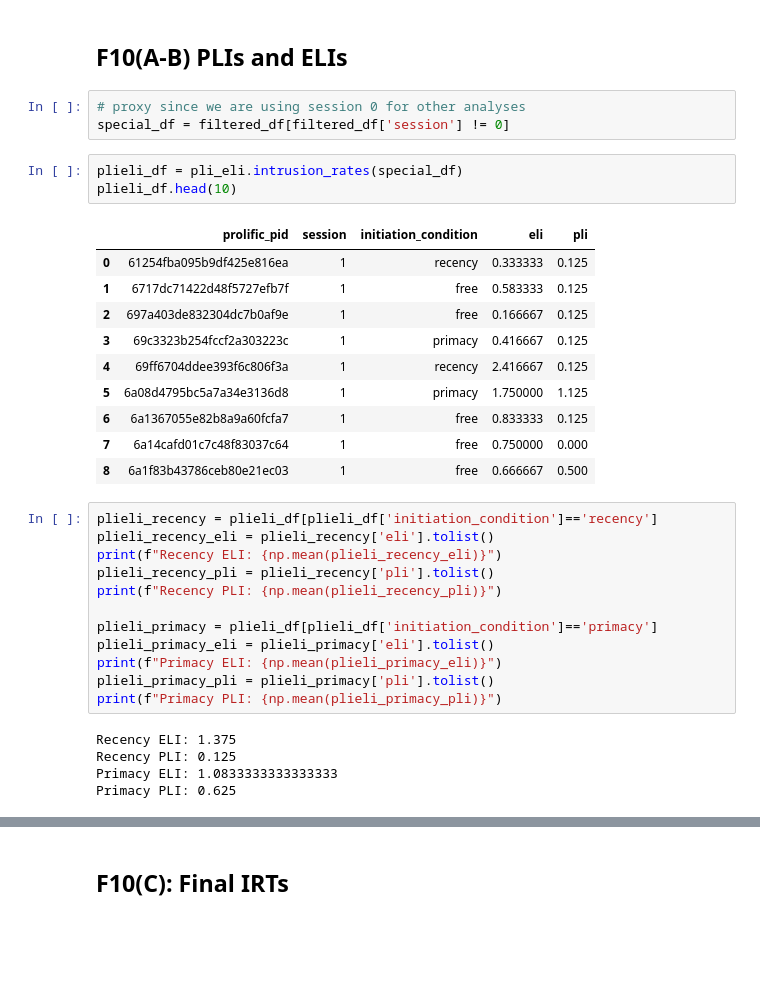
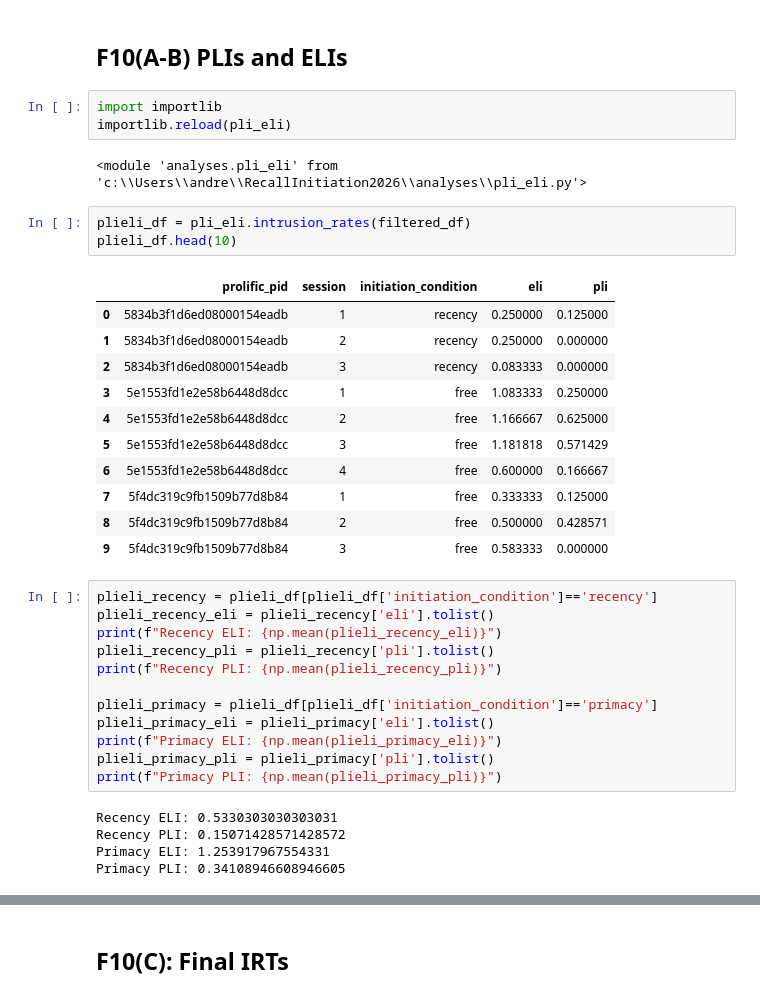
Before and after one commit to pennmem/RecallInitiation2026, a Jupyter notebook: analyses_new.ipynb, the cells around one changed output, grey strips where cells are left out. Saved outputs shown, nothing was run; the diff lists cells and outputs as text; blank space fills up the shorter version.

```diff
--- a/analyses_new.ipynb
+++ b/analyses_new.ipynb
@@ -762,22 +759,25 @@ rt_init_plot = rt_init.rt_init_plot(rt_init_df, path=f'figures/9b_rt_init.pdf')
 # %% [markdown]
 ## F10(A-B) PLIs and ELIs
-# %%
-# proxy since we are using session 0 for other analyses
-special_df = filtered_df[filtered_df['session'] != 0]
+# %%
+import importlib
+importlib.reload(pli_eli)
+# %% [output]
+<module 'analyses.pli_eli' from 'c:\\Users\\andre\\RecallInitiation2026\\analyses\\pli_eli.py'>
 # %%
-plieli_df = pli_eli.intrusion_rates(special_df)
+plieli_df = pli_eli.intrusion_rates(filtered_df)
 plieli_df.head(10)
 # %% [output]
 |  | prolific_pid | session | initiation_condition | eli | pli |
-| 0 | 61254fba095b9df425e816ea | 1 | recency | 0.333333 | 0.125 |
-| 1 | 6717dc71422d48f5727efb7f | 1 | free | 0.583333 | 0.125 |
-| 2 | 697a403de832304dc7b0af9e | 1 | free | 0.166667 | 0.125 |
-| 3 | 69c3323b254fccf2a303223c | 1 | primacy | 0.416667 | 0.125 |
-| 4 | 69ff6704ddee393f6c806f3a | 1 | recency | 2.416667 | 0.125 |
-| 5 | 6a08d4795bc5a7a34e3136d8 | 1 | primacy | 1.750000 | 1.125 |
-| 6 | 6a1367055e82b8a9a60fcfa7 | 1 | free | 0.833333 | 0.125 |
-| 7 | 6a14cafd01c7c48f83037c64 | 1 | free | 0.750000 | 0.000 |
-| 8 | 6a1f83b43786ceb80e21ec03 | 1 | free | 0.666667 | 0.500 |
+| 0 | 5834b3f1d6ed08000154eadb | 1 | recency | 0.250000 | 0.125000 |
+| 1 | 5834b3f1d6ed08000154eadb | 2 | recency | 0.250000 | 0.000000 |
+| 2 | 5834b3f1d6ed08000154eadb | 3 | recency | 0.083333 | 0.000000 |
+| 3 | 5e1553fd1e2e58b6448d8dcc | 1 | free | 1.083333 | 0.250000 |
+| 4 | 5e1553fd1e2e58b6448d8dcc | 2 | free | 1.166667 | 0.625000 |
+| 5 | 5e1553fd1e2e58b6448d8dcc | 3 | free | 1.181818 | 0.571429 |
+| 6 | 5e1553fd1e2e58b6448d8dcc | 4 | free | 0.600000 | 0.166667 |
+| 7 | 5f4dc319c9fb1509b77d8b84 | 1 | free | 0.333333 | 0.125000 |
+| 8 | 5f4dc319c9fb1509b77d8b84 | 2 | free | 0.500000 | 0.428571 |
+| 9 | 5f4dc319c9fb1509b77d8b84 | 3 | free | 0.583333 | 0.000000 |
 # %%
 plieli_recency = plieli_df[plieli_df['initiation_condition']=='recency']
 plieli_recency_eli = plieli_recency['eli'].tolist()
@@ -791,10 +791,10 @@ print(f"Primacy ELI: {np.mean(plieli_primacy_eli)}")
 plieli_primacy_pli = plieli_primacy['pli'].tolist()
 print(f"Primacy PLI: {np.mean(plieli_primacy_pli)}")
 # %% [output]
-Recency ELI: 1.375
-Recency PLI: 0.125
-Primacy ELI: 1.0833333333333333
-Primacy PLI: 0.625
+Recency ELI: 0.5330303030303031
+Recency PLI: 0.15071428571428572
+Primacy ELI: 1.253917967554331
+Primacy PLI: 0.34108946608946605
 # %%
 stat_tests.condition_contrast(plieli_df, ['pli','eli'], paired=False)
 # %% [output]
```
Also changed, not shown: parts of 46 cells of this notebook, 21 other files.
